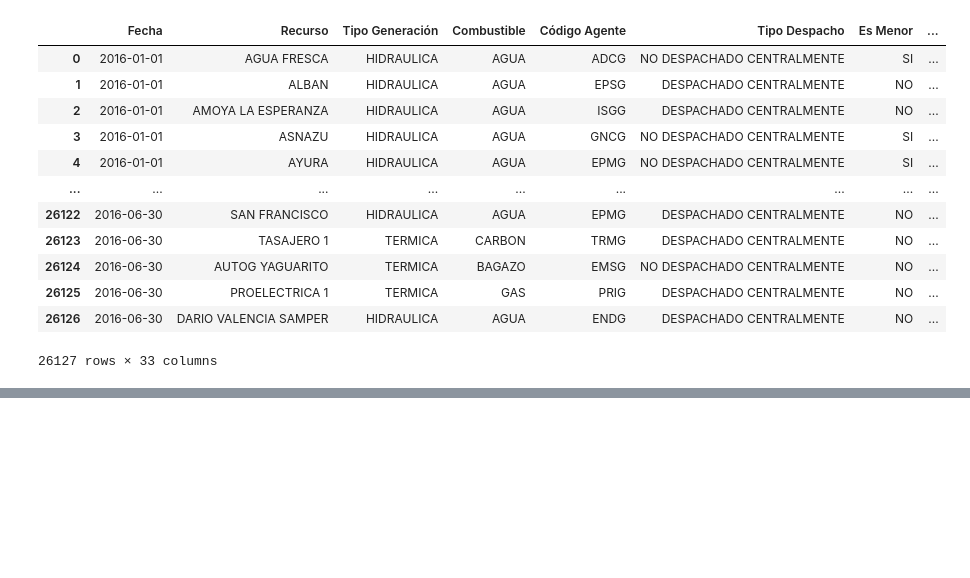
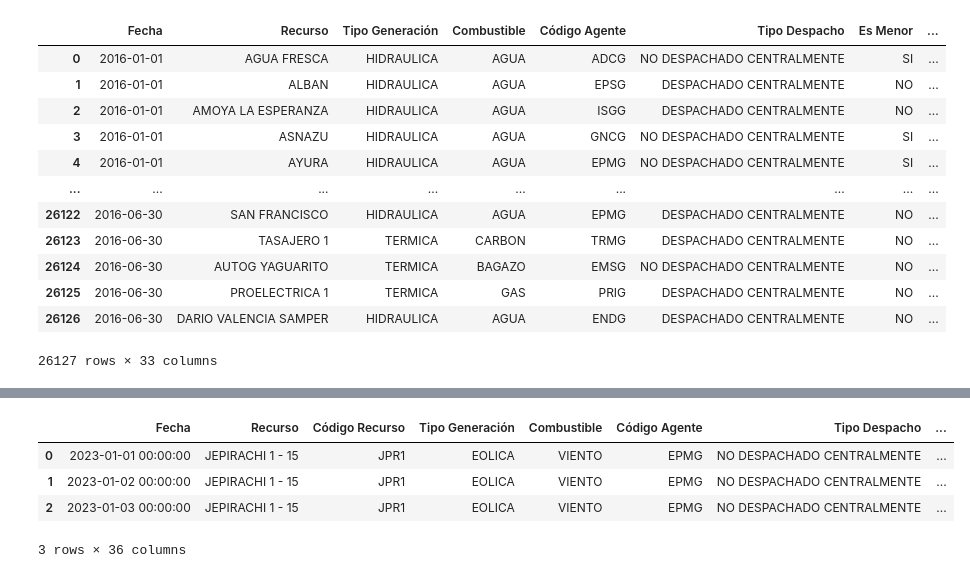
Before and after one commit to JuanDavidPerdomo/epm-rnn101, a Jupyter notebook: time_series.ipynb, the cells around one changed output, grey strips where cells are left out. Saved outputs shown, nothing was run; the diff lists cells and outputs as text; code cells hidden in the pictures; blank space fills up the shorter version.

```diff
--- a/time_series.ipynb
+++ b/time_series.ipynb
@@ -92,0 +118,8 @@ df = pd.read_csv(gen_full_path, low_memory=False)
+# %%
+df.head(3)
+# %% [output]
+|  | Fecha | Recurso | Código Recurso | Tipo Generación | Combustible | Código Agente | Tipo Despacho | ... |
+| 0 | 2023-01-01 00:00:00 | JEPIRACHI 1 - 15 | JPR1 | EOLICA | VIENTO | EPMG | NO DESPACHADO CENTRALMENTE | ... |
+| 1 | 2023-01-02 00:00:00 | JEPIRACHI 1 - 15 | JPR1 | EOLICA | VIENTO | EPMG | NO DESPACHADO CENTRALMENTE | ... |
+| 2 | 2023-01-03 00:00:00 | JEPIRACHI 1 - 15 | JPR1 | EOLICA | VIENTO | EPMG | NO DESPACHADO CENTRALMENTE | ... |
+3 rows × 36 columns
```
Also changed, not shown: parts of 17 cells of this notebook.
